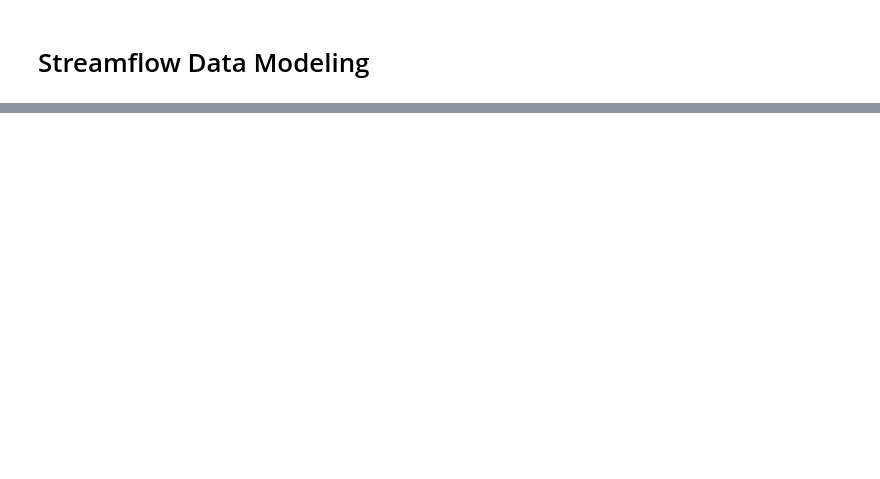
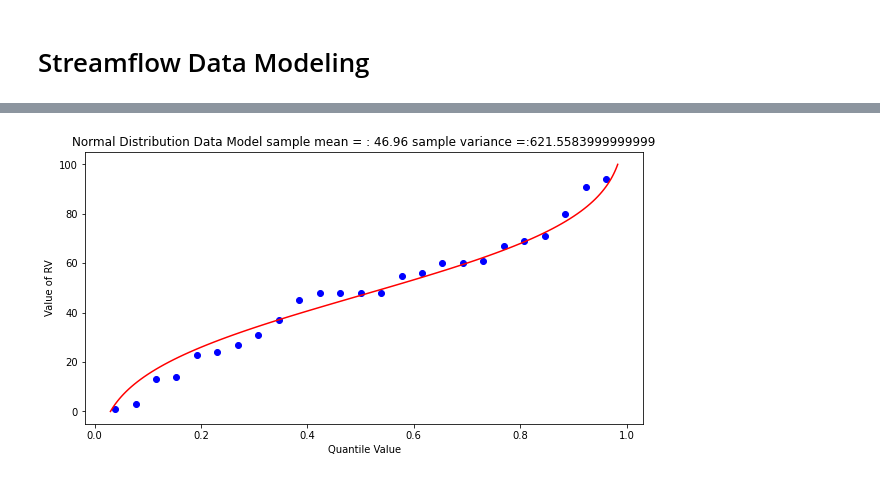
Before and after one commit to dustykat/ce-3354-webroot, a Jupyter notebook: ce3354book/_build/jupyter_execute/lessons/lesson05/lesson05.ipynb, the cells around one changed output, grey strips where cells are left out. Drawn from its saved outputs; the diff is of its cells as text; code cells hidden in the pictures; blank space fills up the shorter version.

```diff
--- a/ce3354book/_build/jupyter_execute/lessons/lesson05/lesson05.ipynb
+++ b/ce3354book/_build/jupyter_execute/lessons/lesson05/lesson05.ipynb
@@ -30,0 +248,4 @@ Recent updates to B17B in terms of software improvements and different handling
+# %%
+# lets get some statistics
+sample_mean = sample.mean()
+sample_variance = sample.std()**2
@@ -30,0 +274,32 @@ Recent updates to B17B in terms of software improvements and different handling
+# %%
+# Fitted Model
+
+mu = sample_mean
+sigma = math.sqrt(sample_variance)
+
+x = []
+ycdf = []
+
+xlow = 0
+xhigh = 100
+howMany = 100
+xstep = (xhigh - xlow)/howMany
+
+for i in range(0,howMany+1,1):
+    x.append(xlow + i*xstep)
+    yvalue = normdist(xlow + i*xstep,mu,sigma)
+    ycdf.append(yvalue)
+# %%
+# Now plot the sample values and plotting position
+myfigure = matplotlib.pyplot.figure(figsize = (10,5)) # generate a object from the figure class, set aspect ratio
+
+# Built the plot
+matplotlib.pyplot.scatter(weibull_pp, sample,  color ='blue')
+matplotlib.pyplot.plot(ycdf, x,  color ='red')
+matplotlib.pyplot.ylabel("Value of RV")
+matplotlib.pyplot.xlabel("Quantile Value")
+mytitle = "Normal Distribution Data Model sample mean = : " + str(sample_mean)+ " sample variance =:" + str(sample_variance)
+matplotlib.pyplot.title(mytitle)
+matplotlib.pyplot.show()
+# %% [output]
+[figure, added]
```
Also changed, not shown: parts of 63 cells of this notebook, 55 other files.
